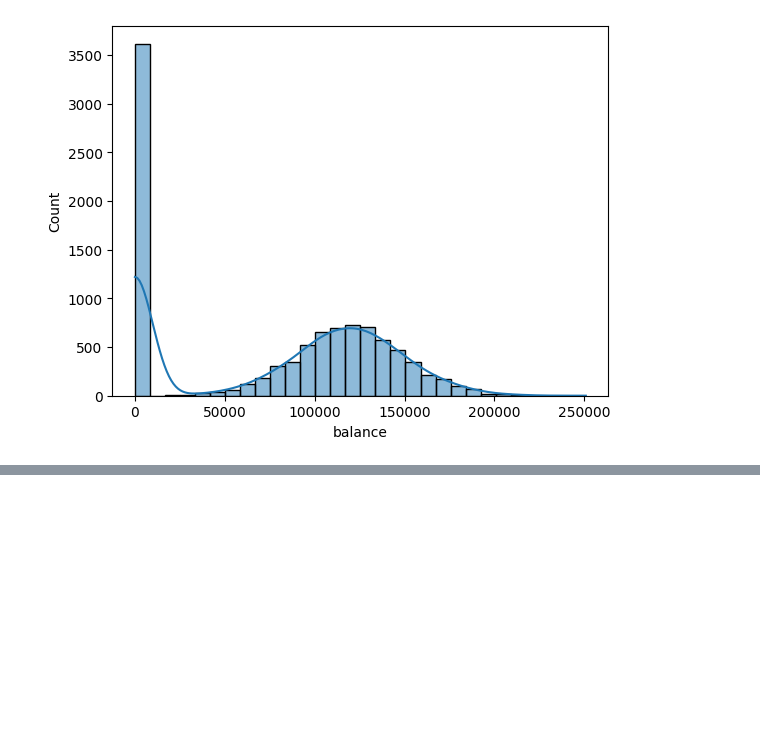
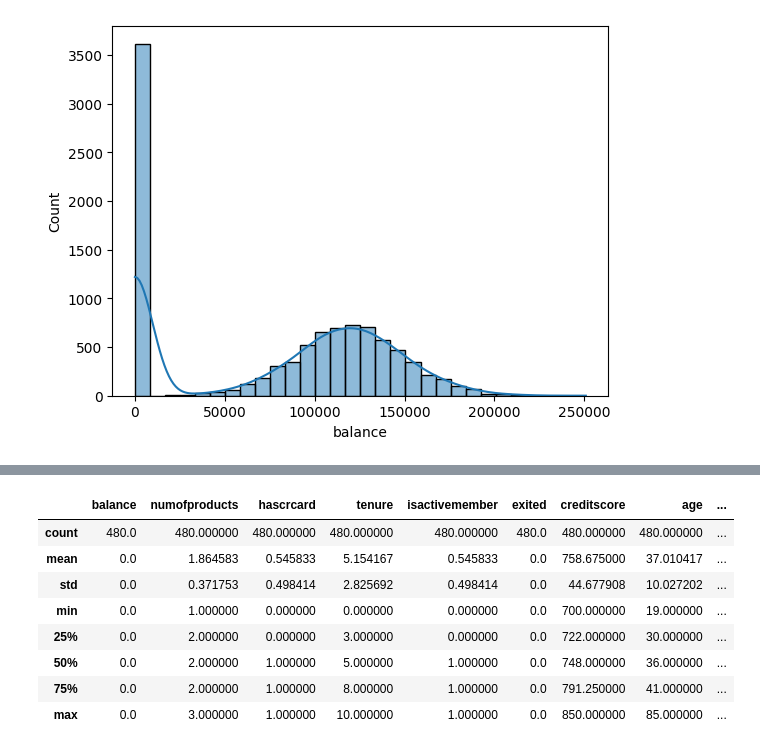
Before and after one commit to shwezin-coder/Bank-Churn-Customer, a Jupyter notebook: bank_churn_analysis.ipynb, the cells around one changed output, grey strips where cells are left out. Saved outputs shown, nothing was run; the diff lists cells and outputs as text; code cells hidden in the pictures; blank space fills up the shorter version.

```diff
--- a/bank_churn_analysis.ipynb
+++ b/bank_churn_analysis.ipynb
@@ -451,0 +511,17 @@ sns.histplot(data=bank_account_df,x='balance',bins=30,kde=True)
+# %%
+potential_customers = no_saving_customer_df[(no_saving_customer_df['creditscore']>=700) &
+                      (no_saving_customer_df['estimatedsalary'] >= 100000) &
+                      (no_saving_customer_df['exited'] == 0)
+                     ]
+# %%
+potential_customers.describe()
+# %% [output]
+|  | balance | numofproducts | hascrcard | tenure | isactivemember | exited | creditscore | age | ... |
+| count | 480.0 | 480.000000 | 480.000000 | 480.000000 | 480.000000 | 480.0 | 480.000000 | 480.000000 | ... |
+| mean | 0.0 | 1.864583 | 0.545833 | 5.154167 | 0.545833 | 0.0 | 758.675000 | 37.010417 | ... |
+| std | 0.0 | 0.371753 | 0.498414 | 2.825692 | 0.498414 | 0.0 | 44.677908 | 10.027202 | ... |
+| min | 0.0 | 1.000000 | 0.000000 | 0.000000 | 0.000000 | 0.0 | 700.000000 | 19.000000 | ... |
+| 25% | 0.0 | 2.000000 | 0.000000 | 3.000000 | 0.000000 | 0.0 | 722.000000 | 30.000000 | ... |
+| 50% | 0.0 | 2.000000 | 1.000000 | 5.000000 | 1.000000 | 0.0 | 748.000000 | 36.000000 | ... |
+| 75% | 0.0 | 2.000000 | 1.000000 | 8.000000 | 1.000000 | 0.0 | 791.250000 | 41.000000 | ... |
+| max | 0.0 | 3.000000 | 1.000000 | 10.000000 | 1.000000 | 0.0 | 850.000000 | 85.000000 | ... |
```
Also changed, not shown: parts of 16 cells of this notebook.
